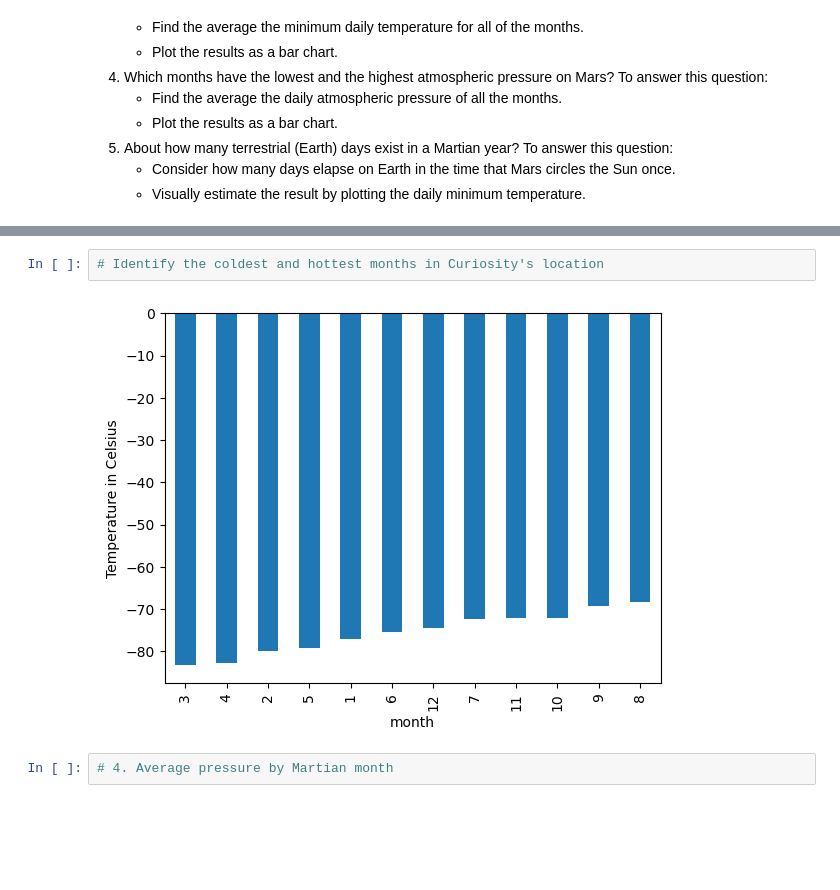
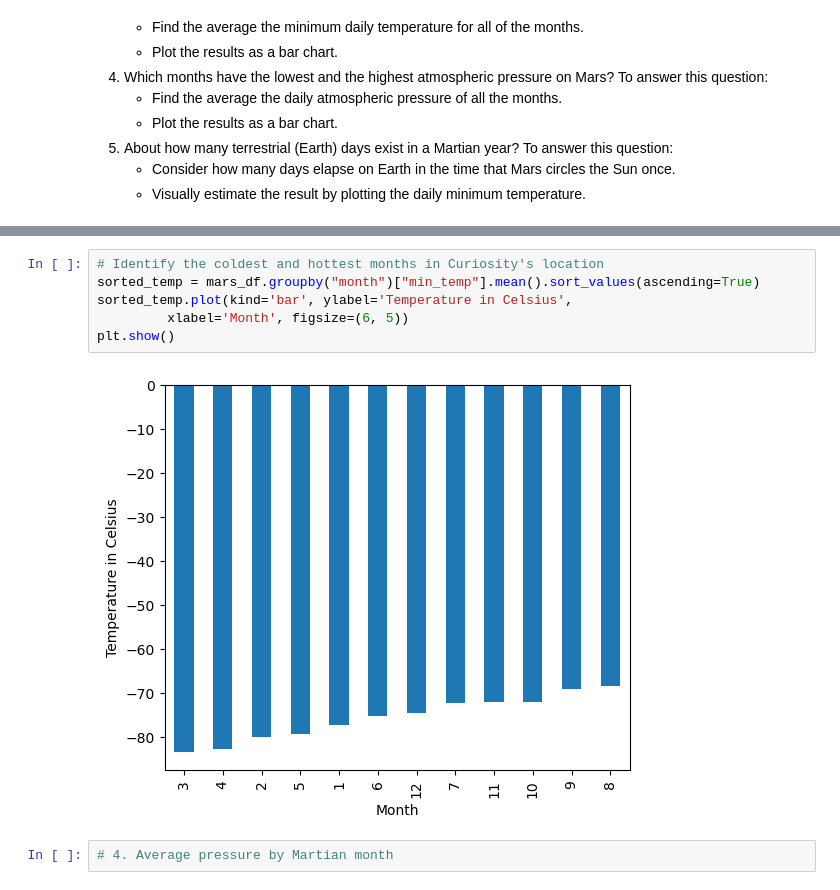
Before and after one commit to lvit001/web-scraping-challenge, a Jupyter notebook: Starter_Code/part_2_mars_weather.ipynb, the cells around one changed output, grey strips where cells are left out. Drawn from its saved outputs; the diff is of its cells as text; blank space fills up the shorter version.

Commit message:
began adding code to analyze and visualize the min_temp data by month

```diff
--- a/Starter_Code/part_2_mars_weather.ipynb
+++ b/Starter_Code/part_2_mars_weather.ipynb
@@ -192,7 +212,11 @@ Name: min_temp, dtype: float64
 # %%
 # Identify the coldest and hottest months in Curiosity's location
+sorted_temp = mars_df.groupby("month")["min_temp"].mean().sort_values(ascending=True)
+sorted_temp.plot(kind='bar', ylabel='Temperature in Celsius',
+         xlabel='Month', figsize=(6, 5))
+plt.show()
 # %% [output]
-[figure, old version]
+[figure, new version]
 # %%
 # 4. Average pressure by Martian month
 # %% [output]
```
Also changed, not shown: parts of 7 cells of this notebook.
